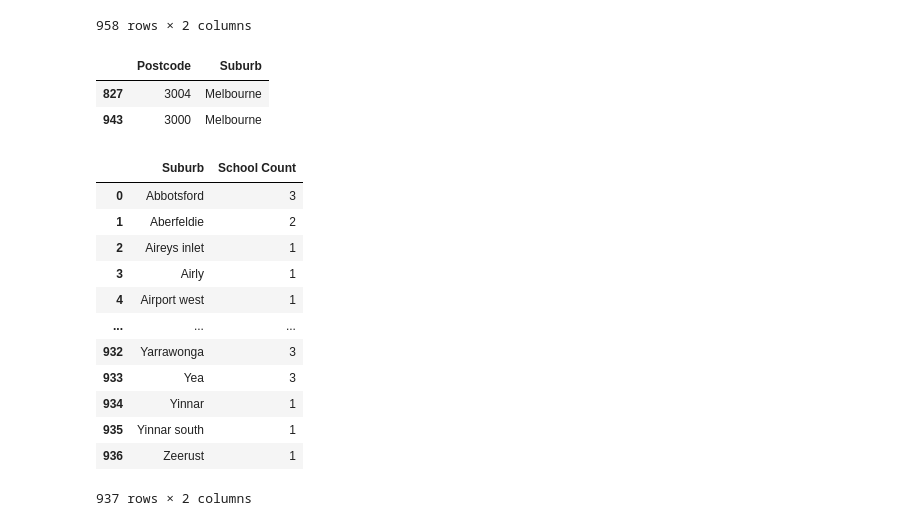
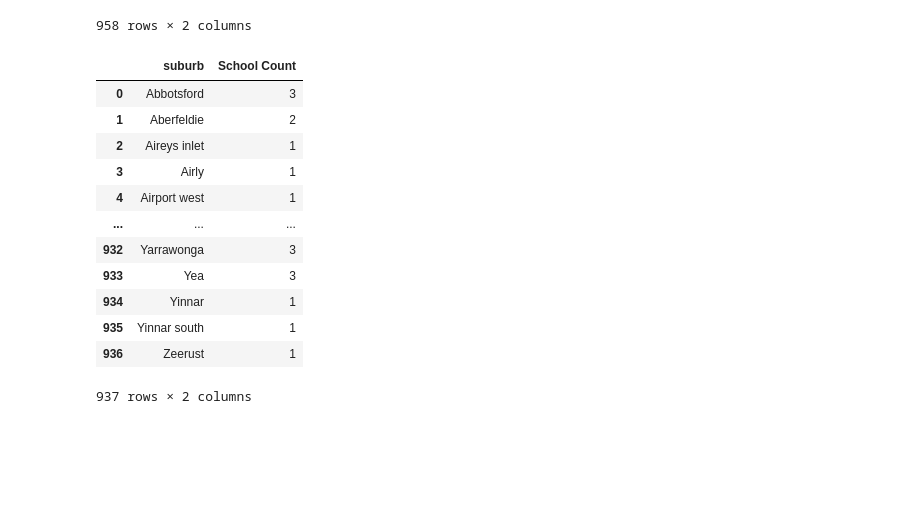
Before and after one commit to jeremychiaa/covid-victorian-real-estate, a Jupyter notebook: cleaned_schools.ipynb, the cells around one changed output. Drawn from its saved outputs; the diff is of its cells as text; code cells hidden in the pictures; blank space fills up the shorter version.

```diff
--- a/cleaned_schools.ipynb
+++ b/cleaned_schools.ipynb
@@ -79,7 +76,3 @@ schools_df
 | 2252 | Catholic | 2 | 2225 | Holy Trinity Catholic Primary School | Primary | 145 Mitchells Lane | Sunbury | ... |
 | 2253 | Catholic | 2 | 2226 | Glowrey Catholic Primary School | Primary | 10 Baltrum Drive | Wollert | ... |
 2254 rows × 11 columns
-# %%
-# Drop any null values
-schools_df = schools_df.dropna()
-schools_df.count()
@@ -121,29 +101,24 @@ postcode_suburb
 | 956 | 3029 | Truganina south |
 | 957 | 3939 | Rosebud west |
 958 rows × 2 columns
-# %%
-postcode_suburb.loc[postcode_suburb["Suburb"] == "Melbourne"]
-# %% [output]
-|  | Postcode | Suburb |
-| 827 | 3004 | Melbourne |
-| 943 | 3000 | Melbourne |
 # %%
 # Groupby suburbs
 grouped_schools_df = schools_df.groupby(["Suburb"])
 
 # Find number of schools in each suburb
 schools_count = grouped_schools_df["School_Name"].count()
 schools_count
 
 # Create a new df with school count
 schools_count_df = schools_count.reset_index()
 schools_count_df
 
 # Rename column
-schools_count_df = schools_count_df.rename(columns={"School_Name": "School Count"})
+schools_count_df = schools_count_df.rename(columns={"Suburb": "suburb",
+                                                    "School_Name": "School Count"})
 schools_count_df
 # %% [output]
-|  | Suburb | School Count |
+|  | suburb | School Count |
 | 0 | Abbotsford | 3 |
 | 1 | Aberfeldie | 2 |
 | 2 | Aireys inlet | 1 |
```
Also changed, not shown: parts of 13 cells of this notebook, 3 other files.
